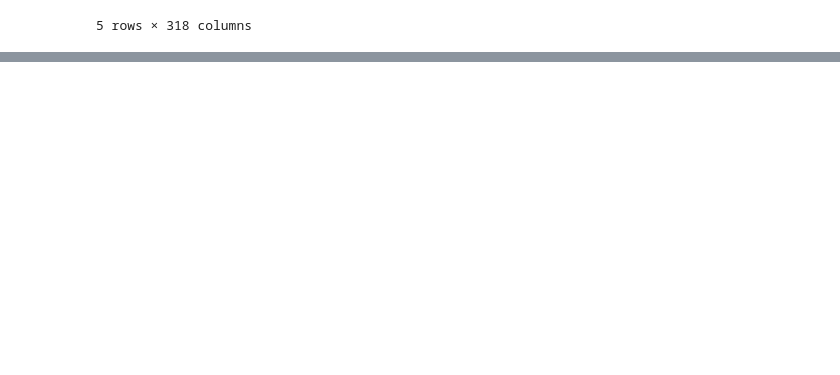
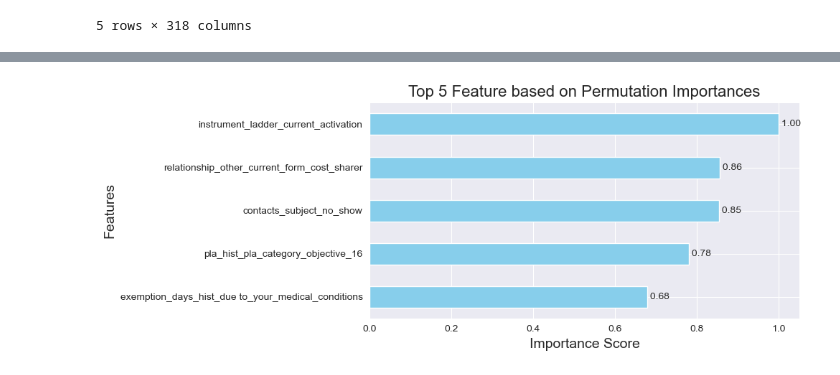
Before and after one commit to yulinchen03/TestingProject, a Jupyter notebook: src/team_2/biased_feature_selection.ipynb, the cells around one changed output, grey strips where cells are left out. Cells and saved outputs as stored; diff of their text form; code cells hidden in the pictures; blank space fills up the shorter version.

```diff
--- a/src/team_2/biased_feature_selection.ipynb
+++ b/src/team_2/biased_feature_selection.ipynb
@@ -147,0 +184,7 @@ analyze_features(df, True, 'feature_importance_2.pkl')
+# %%
+df = df.drop(name_mapping['pla_historie_ontwikkeling'], axis=1)
+# %%
+###REPEAT
+analyze_features(df, False, 'feature_importance_3.pkl')
+# %% [output]
+[figure, added]
```
Also changed, not shown: parts of 13 cells of this notebook.
